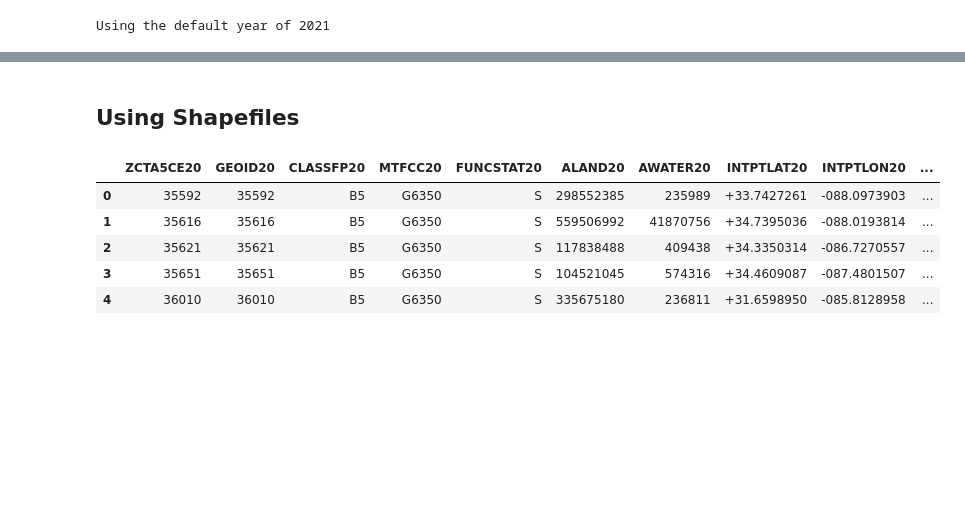
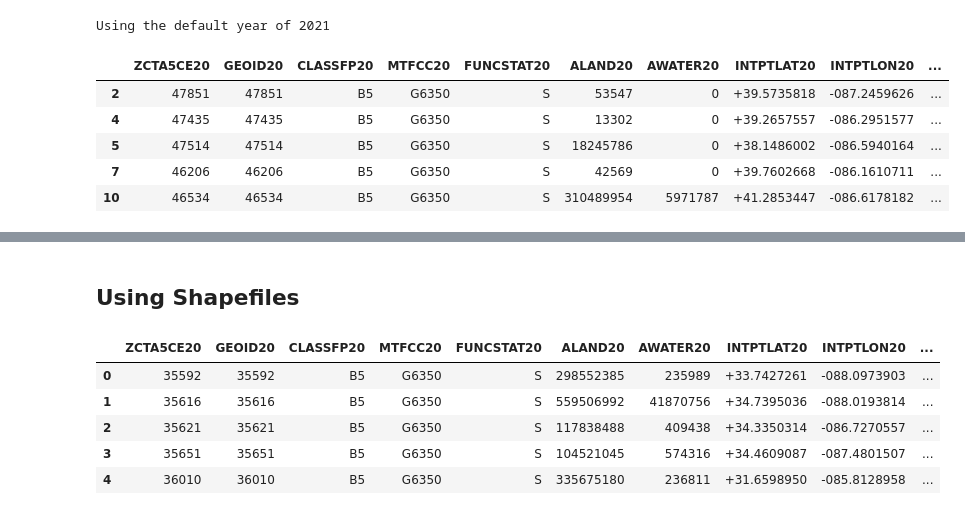
Before and after one commit to LayanKaushik/FloodClaimGeospatialImprovements, a Jupyter notebook: Code/Geographic_unit_code.ipynb, the cells around one changed output, grey strips where cells are left out. Drawn from its saved outputs; the diff is of its cells as text; code cells hidden in the pictures; blank space fills up the shorter version.

```diff
--- a/Code/Geographic_unit_code.ipynb
+++ b/Code/Geographic_unit_code.ipynb
@@ -140,3 +220,16 @@ states = pygris.states()
 states_list = sorted(states['STUSPS'].unique())
 # %% [output]
 Using the default year of 2021
+# %%
+zip_codes_list['ZCTA5CE20'] = zip_codes_list['ZCTA5CE20'].astype(str)
+
+filtered_df = zip_codes_list[zip_codes_list['ZCTA5CE20'].isin(list_zipcode)]
+# %%
+filtered_df.head()
+# %% [output]
+|  | ZCTA5CE20 | GEOID20 | CLASSFP20 | MTFCC20 | FUNCSTAT20 | ALAND20 | AWATER20 | INTPTLAT20 | INTPTLON20 | ... |
+| 2 | 47851 | 47851 | B5 | G6350 | S | 53547 | 0 | +39.5735818 | -087.2459626 | ... |
+| 4 | 47435 | 47435 | B5 | G6350 | S | 13302 | 0 | +39.2657557 | -086.2951577 | ... |
+| 5 | 47514 | 47514 | B5 | G6350 | S | 18245786 | 0 | +38.1486002 | -086.5940164 | ... |
+| 7 | 46206 | 46206 | B5 | G6350 | S | 42569 | 0 | +39.7602668 | -086.1610711 | ... |
+| 10 | 46534 | 46534 | B5 | G6350 | S | 310489954 | 5971787 | +41.2853447 | -086.6178182 | ... |
```
Also changed, not shown: parts of 36 cells of this notebook, 1 other file.
